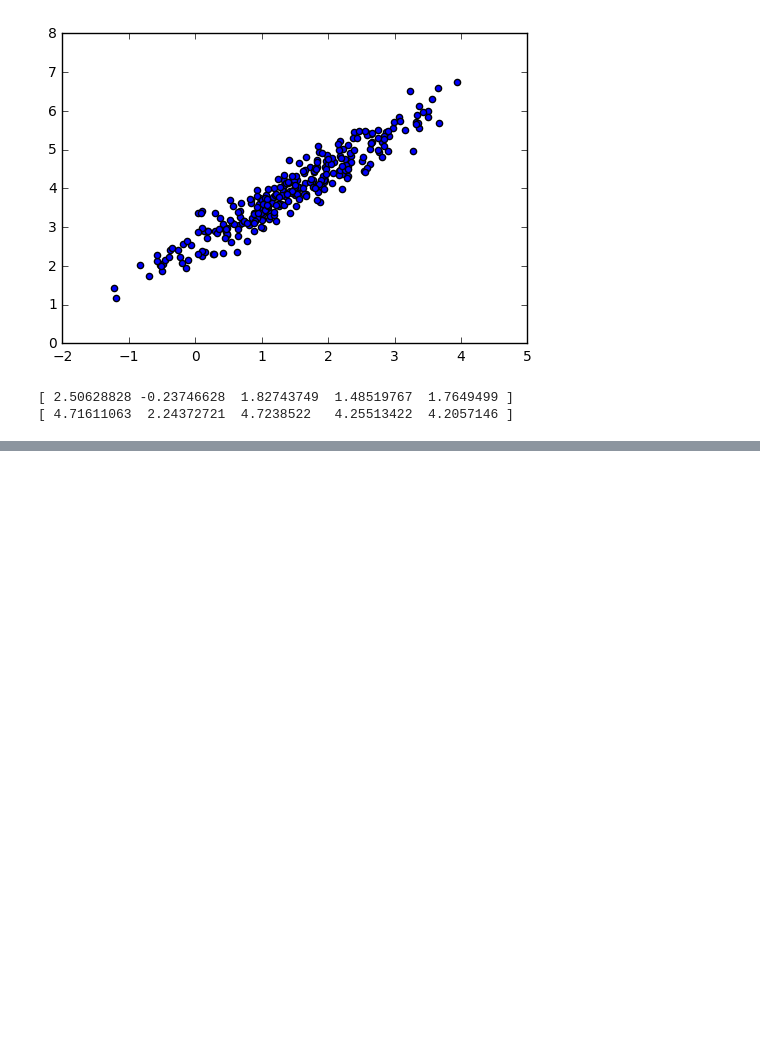
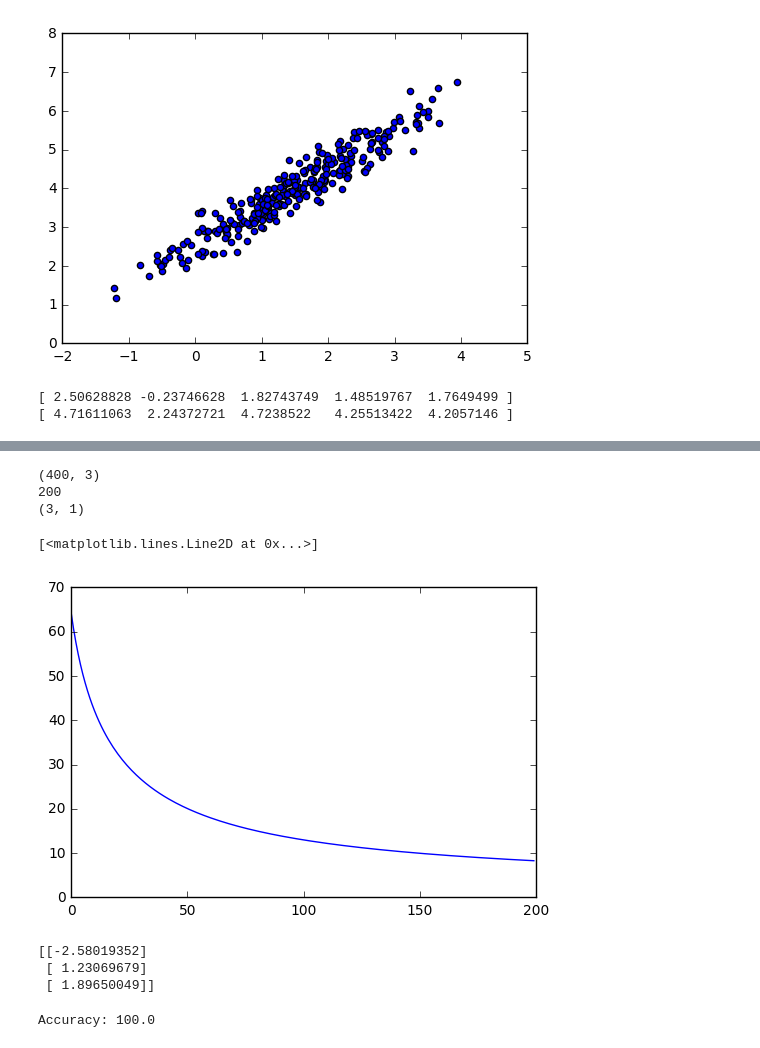
Before and after one commit to coding-blocks-archives/Perceptron2017Spring, a Jupyter notebook: class_08/LR1.ipynb, the cells around one changed output, grey strips where cells are left out. Saved outputs shown, nothing was run; the diff lists cells and outputs as text; code cells hidden in the pictures; blank space fills up the shorter version.

Commit message:
Logistic regression

```diff
--- a/class_08/LR1.ipynb
+++ b/class_08/LR1.ipynb
@@ -152,0 +233,35 @@ plt.show()
+# %%
+all_data = np.zeros((data.shape[0], data.shape[1] + 1))
+all_data[:, :data.shape[1]] = data
+all_data[:, -1] = labels
+
+np.random.shuffle(all_data)
+# %%
+split = int(0.8*all_data.shape[0])
+
+data_train = all_data[:split, :-1]
+data_test = all_data[split:, :-1]
+labels_train = all_data[:split, -1]
+labels_test = all_data[split:, -1]
+
+lr = LogisticRegression(X_train=data_train, y_train=labels_train, alpha=0.5, nb_epochs=200)
+# %%
+print lr.X_train.shape
+print lr.nb_epochs
+print lr.theta.shape
+lr.train(record_loss=True)
+# %% [output]
+(400, 3)
+200
+(3, 1)
+# %%
+plt.plot(lr.loss_history)
+# %% [output]
+[<matplotlib.lines.Line2D at 0x...>]
+[figure, added]
+# %%
+print lr.theta
+# %% [output]
+[[-2.58019352]
+ [ 1.23069679]
+ [ 1.89650049]]
@@ -152,0 +272,8 @@ plt.show()
+# %%
+count = 0
+for ix in range(labels_test.shape[0]):
+    if preds[ix] == labels_test[ix]:
+        count += 1
+print "Accuracy:", float(count*100)/labels_test.shape[0]
+# %% [output]
+Accuracy: 100.0
```
Also changed, not shown: parts of 8 cells of this notebook.
